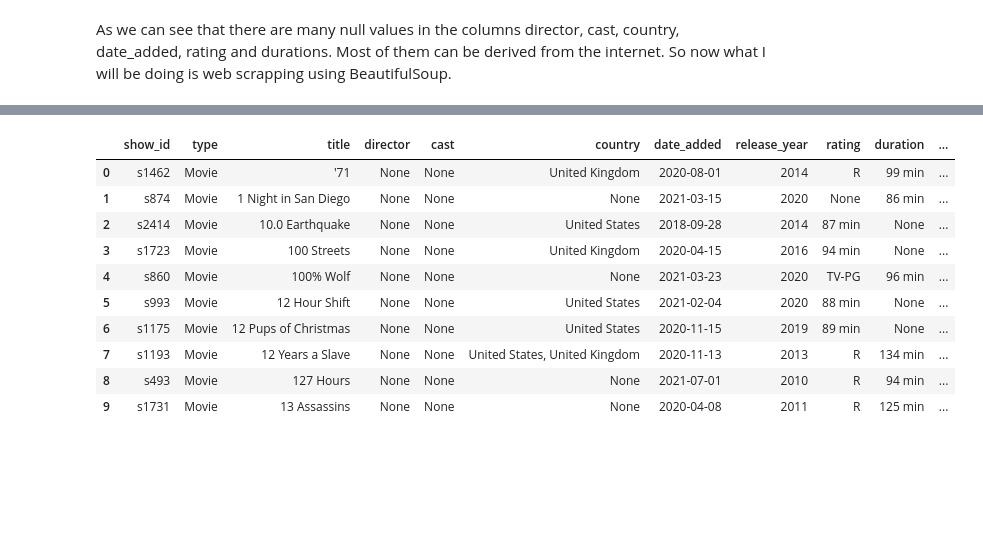
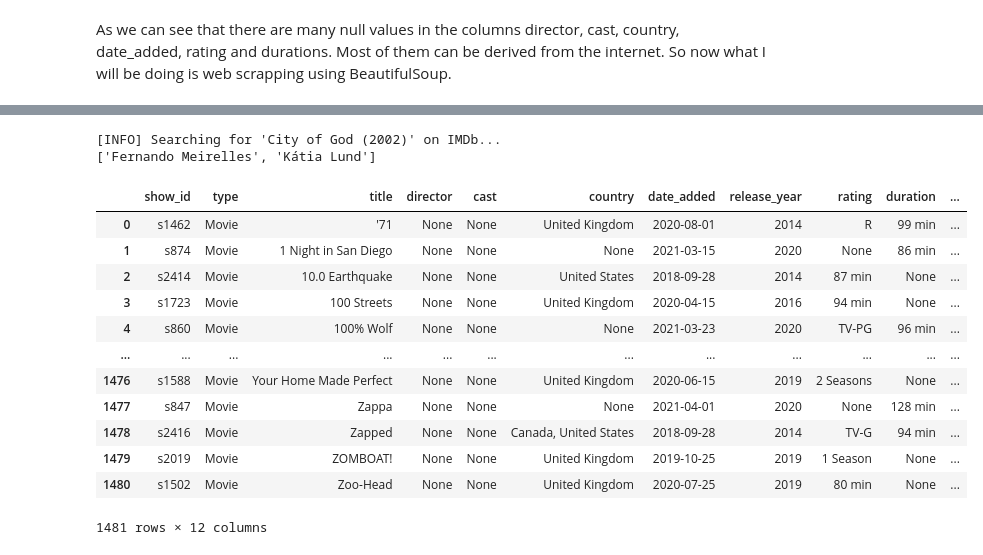
Before and after one commit to Krauser24816/OTT_movie_data_analysis, a Jupyter notebook: Missing_data_analysis.ipynb, the cells around one changed output, grey strips where cells are left out. Drawn from its saved outputs; the diff is of its cells as text; code cells hidden in the pictures; blank space fills up the shorter version.

```diff
--- a/Missing_data_analysis.ipynb
+++ b/Missing_data_analysis.ipynb
@@ -194,3 +166,64 @@ Director of 'Kal Ho Naa Ho': Nikkhil Advani
+# %%
+# Set up WebDriver with options
+options = webdriver.ChromeOptions()
+options.add_argument("user-agent=Mozilla/5.0 (Windows NT 10.0; Win64; x64) AppleWebKit/537.36 (KHTML, like Gecko) Chrome/134.0.0.0 Safari/537.36")
+
+driver = webdriver.Chrome(service=Service(ChromeDriverManager().install()), options=options)
+
+try:
+    # Open IMDb website
+    driver.get("https://www.imdb.com/")
+
+    # Locate search bar and type the movie name
+    movie_title = "City of God (2002)"  # Change this for any other movie
+    print(f"\n[INFO] Searching for '{movie_title}' on IMDb...")
+
+    search_box = WebDriverWait(driver, 10).until(
+        EC.presence_of_element_located((By.CSS_SELECTOR, "#suggestion-search"))
+    )
+    search_box.send_keys(movie_title)
+    search_box.send_keys(Keys.RETURN)
+
+    # Wait for search results to load
+    WebDriverWait(driver, 10).until(
+        EC.presence_of_element_located((By.CSS_SELECTOR, "ul.ipc-metadata-list li a"))
+    )
+
+    # Click the first result dynamically
+    first_result = driver.find_element(By.CSS_SELECTOR, "ul.ipc-metadata-list li a")
+    first_result.click()
+
+    # Wait for the movie page to load
+    WebDriverWait(driver, 10).until(
+        EC.presence_of_element_located((By.CSS_SELECTOR, "li[data-testid='title-pc-principal-credit']"))
+    )
+
+    # Extract all directors (handles both single & multiple directors)
+    director_elements = driver.find_elements(By.CSS_SELECTOR, "#__next > main > div > section.ipc-page-background.ipc-page-background--base.sc-1aa68851-0.gncgHj > section > div:nth-child(5) > section > section > div.sc-9a2a0028-4.eeUUGv > div.sc-9a2a0028-6.zHrZh > div.sc-9a2a0028-10.iUfJXd > section > div.sc-70a366cc-3.iwmAOx > div > ul > li:nth-child(1) > div > ul > li a")
+
+    # Extract text and clean up data
+    directors = [element.text.strip() for element in director_elements]
+    print(directors)
+
+    # if directors:
+    #     print(f"[INFO] Director(s) of '{movie_title}': ", end="")
+    #     for i, director in enumerate(directors):
+    #         if i < len(directors) - 1:
+    #             print(f"{director}, ", end="")
+    #         else:
+    #             print(director)
+    # else:
+    #     print(f"[WARNING] No director found for '{movie_title}'.")
+
+except Exception as e:
+    print(f"[ERROR] Unexpected issue: {str(e)}")
+
+finally:
+    # Close the browser
+    driver.quit()
+# %% [output]
+[INFO] Searching for 'City of God (2002)' on IMDb...
+['Fernando Meirelles', 'Kátia Lund']
 # %%
 # Function to clean the title
 # Function to clean the title
@@ -232,40 +265,41 @@ AND (
     cast IS NULL OR
     country IS NULL OR
     date_added IS NULL OR
     release_year IS NULL OR
     rating IS NULL OR
     duration IS NULL OR
     listed_in IS NULL OR
     description IS NULL
-)
-LIMIT 10;
+);
 """
 
 # Execute the query and fetch data
 cursor.execute(query)
 rows = cursor.fetchall()
 
 # Fetch column names
 columns = [desc[0] for desc in cursor.description]
 
 # Create a DataFrame from fetched data
 missing_movie_data = pd.DataFrame(rows, columns=columns)
 
 
 # Display DataFrame
 display(missing_movie_data)
 # %% [output]
 |  | show_id | type | title | director | cast | country | date_added | release_year | rating | duration | ... |
 | 0 | s1462 | Movie | '71 | None | None | United Kingdom | 2020-08-01 | 2014 | R | 99 min | ... |
 | 1 | s874 | Movie | 1 Night in San Diego | None | None | None | 2021-03-15 | 2020 | None | 86 min | ... |
 | 2 | s2414 | Movie | 10.0 Earthquake | None | None | United States | 2018-09-28 | 2014 | 87 min | None | ... |
 | 3 | s1723 | Movie | 100 Streets | None | None | United Kingdom | 2020-04-15 | 2016 | 94 min | None | ... |
 | 4 | s860 | Movie | 100% Wolf | None | None | None | 2021-03-23 | 2020 | TV-PG | 96 min | ... |
-| 5 | s993 | Movie | 12 Hour Shift | None | None | United States | 2021-02-04 | 2020 | 88 min | None | ... |
-| 6 | s1175 | Movie | 12 Pups of Christmas | None | None | United States | 2020-11-15 | 2019 | 89 min | None | ... |
-| 7 | s1193 | Movie | 12 Years a Slave | None | None | United States, United Kingdom | 2020-11-13 | 2013 | R | 134 min | ... |
-| 8 | s493 | Movie | 127 Hours | None | None | None | 2021-07-01 | 2010 | R | 94 min | ... |
-| 9 | s1731 | Movie | 13 Assassins | None | None | None | 2020-04-08 | 2011 | R | 125 min | ... |
+| ... | ... | ... | ... | ... | ... | ... | ... | ... | ... | ... | ... |
+| 1476 | s1588 | Movie | Your Home Made Perfect | None | None | United Kingdom | 2020-06-15 | 2019 | 2 Seasons | None | ... |
+| 1477 | s847 | Movie | Zappa | None | None | None | 2021-04-01 | 2020 | None | 128 min | ... |
+| 1478 | s2416 | Movie | Zapped | None | None | Canada, United States | 2018-09-28 | 2014 | TV-G | 94 min | ... |
+| 1479 | s2019 | Movie | ZOMBOAT! | None | None | United Kingdom | 2019-10-25 | 2019 | 1 Season | None | ... |
+| 1480 | s1502 | Movie | Zoo-Head | None | None | United Kingdom | 2020-07-25 | 2019 | 80 min | None | ... |
+1481 rows × 12 columns
 # %%
 # Initialize WebDriver with options
 options = Options()
```
Also changed, not shown: parts of 6 cells of this notebook.
